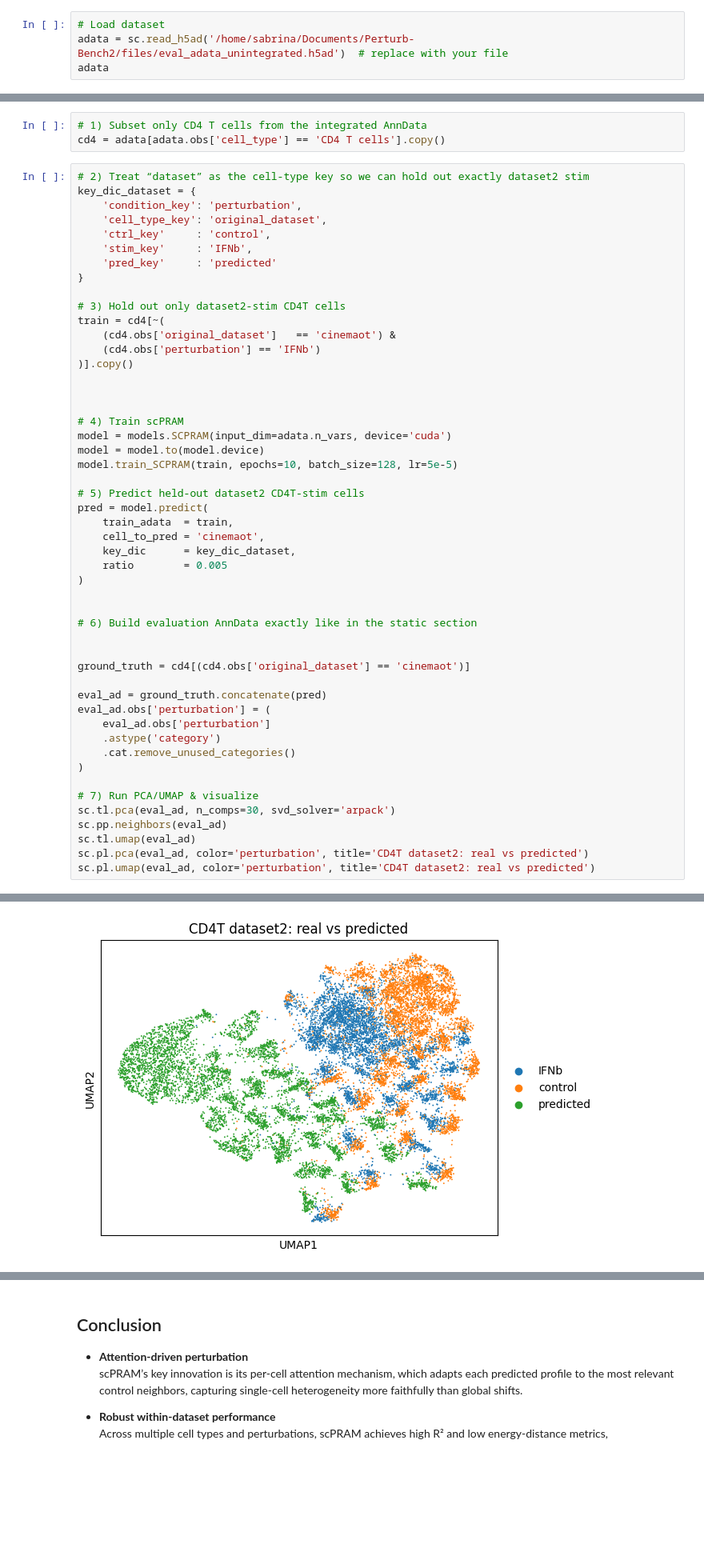
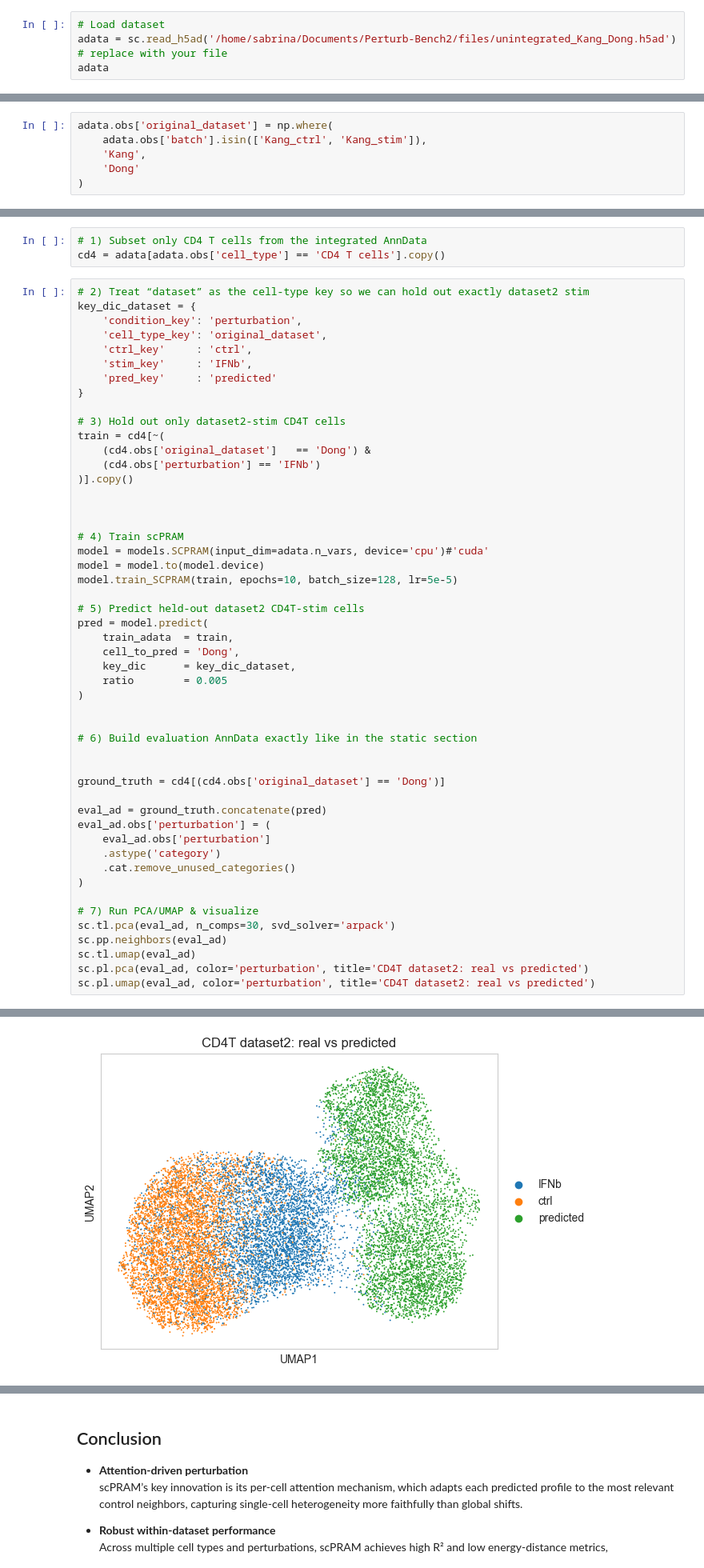
Before and after one commit to BiodataAnalysisGroup/virtual-tutorial-perturbation-modelling, a Jupyter notebook: 2_scPRAM/scPRAM_Tutorial_ECCB2025.ipynb, the cells around one changed output, grey strips where cells are left out. Shown at 80% size. Drawn from its saved outputs; the diff is of its cells as text; blank space fills up the shorter version.

```diff
--- a/2_scPRAM/scPRAM_Tutorial_ECCB2025.ipynb
+++ b/2_scPRAM/scPRAM_Tutorial_ECCB2025.ipynb
@@ -1699,6 +1699,6 @@ plt.show()
 ## Let's play with an object without batch correction
 # %%
 # Load dataset
-adata = sc.read_h5ad('/home/sabrina/Documents/Perturb-Bench2/files/eval_adata_unintegrated.h5ad')  # replace with your file
+adata = sc.read_h5ad('/home/sabrina/Documents/Perturb-Bench2/files/unintegrated_Kang_Dong.h5ad')  # replace with your file
 adata
 # %% [output]
@@ -1712,3 +1720,9 @@ AnnData object with n_obs × n_vars = 49884 × 4000
+# %%
+adata.obs['original_dataset'] = np.where(
+    adata.obs['batch'].isin(['Kang_ctrl', 'Kang_stim']),
+    'Kang',
+    'Dong'
+)
 # %%
 # UMAP provided by dataset
 sc.pl.umap(adata, color=['original_dataset','cell_type', 'perturbation'], wspace=0.4)
@@ -1722,28 +1736,28 @@ cd4 = adata[adata.obs['cell_type'] == 'CD4 T cells'].copy()
 key_dic_dataset = {
     'condition_key': 'perturbation',
     'cell_type_key': 'original_dataset',
-    'ctrl_key'     : 'control',
+    'ctrl_key'     : 'ctrl',
     'stim_key'     : 'IFNb',
     'pred_key'     : 'predicted'
 }
 
 # 3) Hold out only dataset2-stim CD4T cells
 train = cd4[~(
-    (cd4.obs['original_dataset']   == 'cinemaot') &
+    (cd4.obs['original_dataset']   == 'Dong') &
     (cd4.obs['perturbation'] == 'IFNb')
 )].copy()
 
 
 
 # 4) Train scPRAM
-model = models.SCPRAM(input_dim=adata.n_vars, device='cuda')
+model = models.SCPRAM(input_dim=adata.n_vars, device='cpu')#'cuda'
 model = model.to(model.device)
 model.train_SCPRAM(train, epochs=10, batch_size=128, lr=5e-5)
 
 # 5) Predict held-out dataset2 CD4T-stim cells
 pred = model.predict(
     train_adata  = train,
-    cell_to_pred = 'cinemaot',
+    cell_to_pred = 'Dong',
     key_dic      = key_dic_dataset,
     ratio        = 0.005
 )
@@ -1752,7 +1766,7 @@ pred = model.predict(
 # 6) Build evaluation AnnData exactly like in the static section
 
 
-ground_truth = cd4[(cd4.obs['original_dataset'] == 'cinemaot')]
+ground_truth = cd4[(cd4.obs['original_dataset'] == 'Dong')]
 
 eval_ad = ground_truth.concatenate(pred)
 eval_ad.obs['perturbation'] = (
@@ -1772,4 +1786,4 @@ sc.pl.umap(eval_ad, color='perturbation', title='CD4T dataset2: real vs predicte
-[figure, old version]
+[figure, new version]
 # %%
 # Corrected Metrics & Plot Block
 results = []
```
Also changed, not shown: parts of 8 cells of this notebook.
